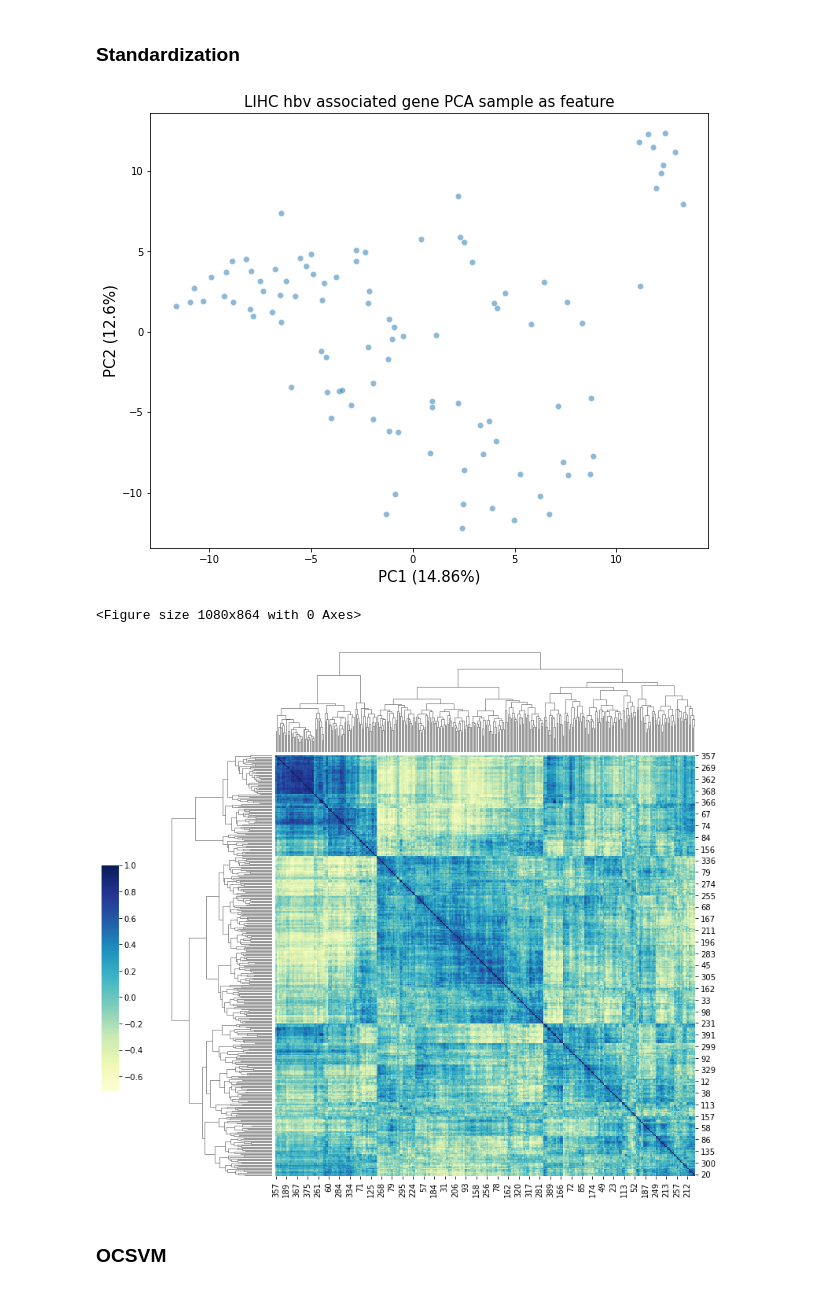
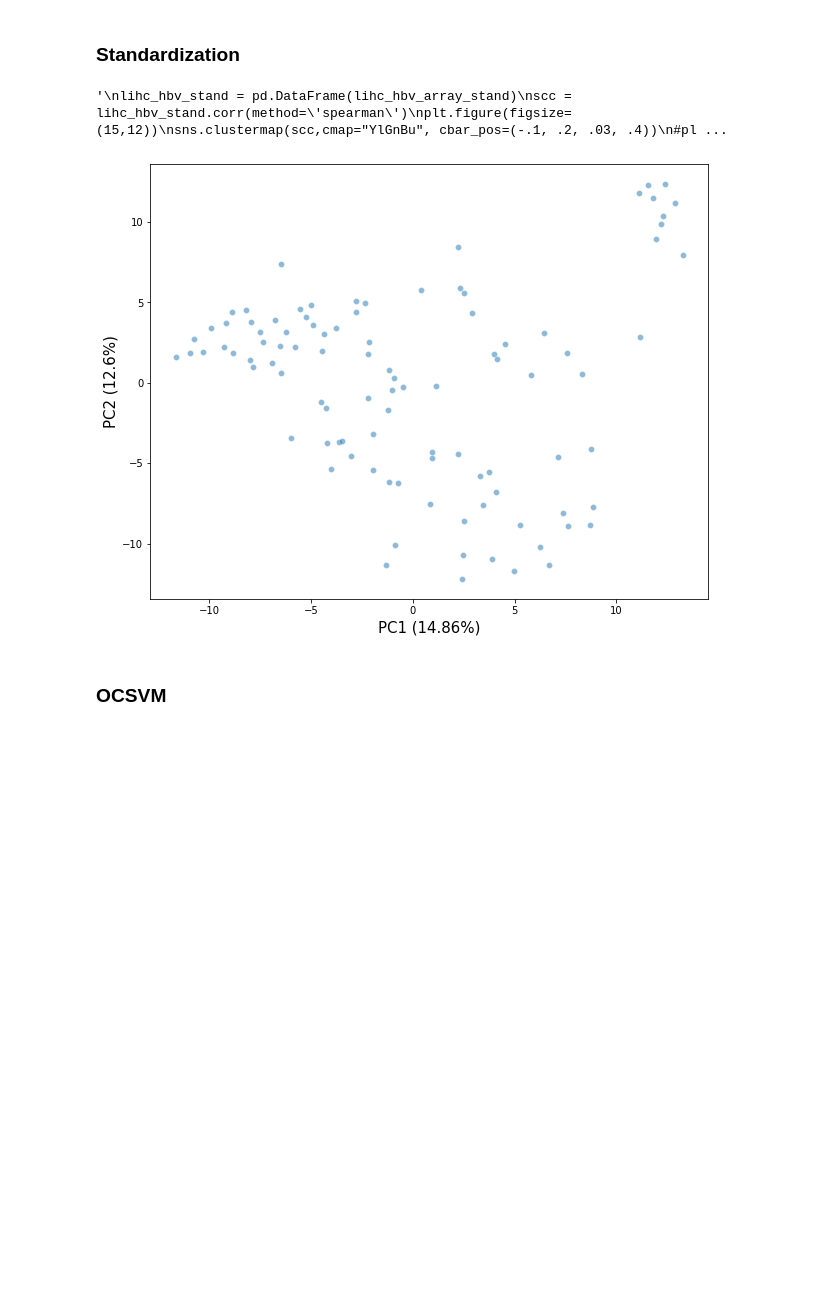
Before and after one commit to brucewu1996/LIHC-Anomaly-detection, a Jupyter notebook: lihc_anomaly_detection.ipynb, the cells around one changed output. Drawn from its saved outputs; the diff is of its cells as text; code cells hidden in the pictures; blank space fills up the shorter version.

```diff
--- a/lihc_anomaly_detection.ipynb
+++ b/lihc_anomaly_detection.ipynb
@@ -96,7 +101,7 @@ clinical_info = clinical_info.drop([0,1],axis=0)
 idx = [x.split('-')[-1] for x in clinical_info['bcr_patient_barcode']]
 clinical_info.index = idx
 # %%
-idx = [bool(re.search('Hepatitis B | HBV' ,x )) for x in clinical_info.loc[:,'viral_hepatitis_serology'].values]
+idx = [bool(re.search('Hepatitis B Surface Antigen' ,x )) for x in clinical_info.loc[:,'viral_hepatitis_serology'].values]
 hbv_positive = clinical_info.loc[idx,'viral_hepatitis_serology'].index
 tmp = []
 for x in sample_df['Sample'] :
@@ -132,6 +115,7 @@ df['Normal per'] = df['Normal'] / 43
 # %% [markdown]
 ### Standardization
 # %%
+lihc_df = pd.read_csv(path + 'lihc_coding_gene_exp_profile.txt',sep = '\t',index_col = 0)
 #standardization
 lihc_hbv_array = lihc_df.T.to_numpy()
 from sklearn.preprocessing import StandardScaler
@@ -148,32 +133,36 @@ hbv_pca = pca.fit(lihc_hbv_array_stand).transform(lihc_hbv_array_stand)
 # %%
 pca_df = pd.DataFrame()
 pca_df['PC1'] = hbv_pca[:,0]
 pca_df['PC2'] = hbv_pca[:,1]
+#pca_df['Tumor'] = sample_df['Label']
+
 pc1_explanation = str(round(pca.explained_variance_ratio_[0] * 100,2))
 pc2_explanation = str(round(pca.explained_variance_ratio_[1] * 100,2))
 
 plt.figure(figsize=(10,8))
 p = sns.scatterplot(data=pca_df,x='PC1',y='PC2',alpha=0.5)
 p.set_xlabel('PC1 (' + pc1_explanation + '%)',fontsize = 15)
 p.set_ylabel('PC2 (' + pc2_explanation + '%)',fontsize = 15)
-plt.title('LIHC hbv associated gene PCA sample as feature',fontsize = 15)
+'''
+plt.title('LIHC hbv associated gene rbf kernel PCA',fontsize = 15)
 output_path = path + 'tmp/'
 if os.path.exists(output_path) == False :
     os.mkdir(output_path)
 #plt.savefig(output_path + 'lihc_hbv_associated_gene_pca_after_standardization.png',dpi = 300)
 
-
+'''
+'''
 lihc_hbv_stand = pd.DataFrame(lihc_hbv_array_stand)
 scc = lihc_hbv_stand.corr(method='spearman')
 plt.figure(figsize=(15,12))
 sns.clustermap(scc,cmap="YlGnBu", cbar_pos=(-.1, .2, .03, .4))
 #plt.title('HBV associated gene spearman corelation heatmap',fontsize = 20)
 plt.savefig(output_path+'lihc_hbv_associated_gene_scc_heatmap_after_standardization.png',dpi = 300)
 plt.show()
+'''
 # %% [output]
+'\nlihc_hbv_stand = pd.DataFrame(lihc_hbv_array_stand)\nscc = lihc_hbv_stand.corr(method=\'spearman\')\nplt.figure(figsize=(15,12))\nsns.clustermap(scc,cmap="YlGnBu", cbar_pos=(-.1, .2, .03, .4))\n#pl ...
-[figure, old version]
+[figure, new version]
-<Figure size 1080x864 with 0 Axes>
-[figure, removed]
 # %% [markdown]
 ### OCSVM
 # %%
```
Also changed, not shown: parts of 20 cells of this notebook, 2 other files.
